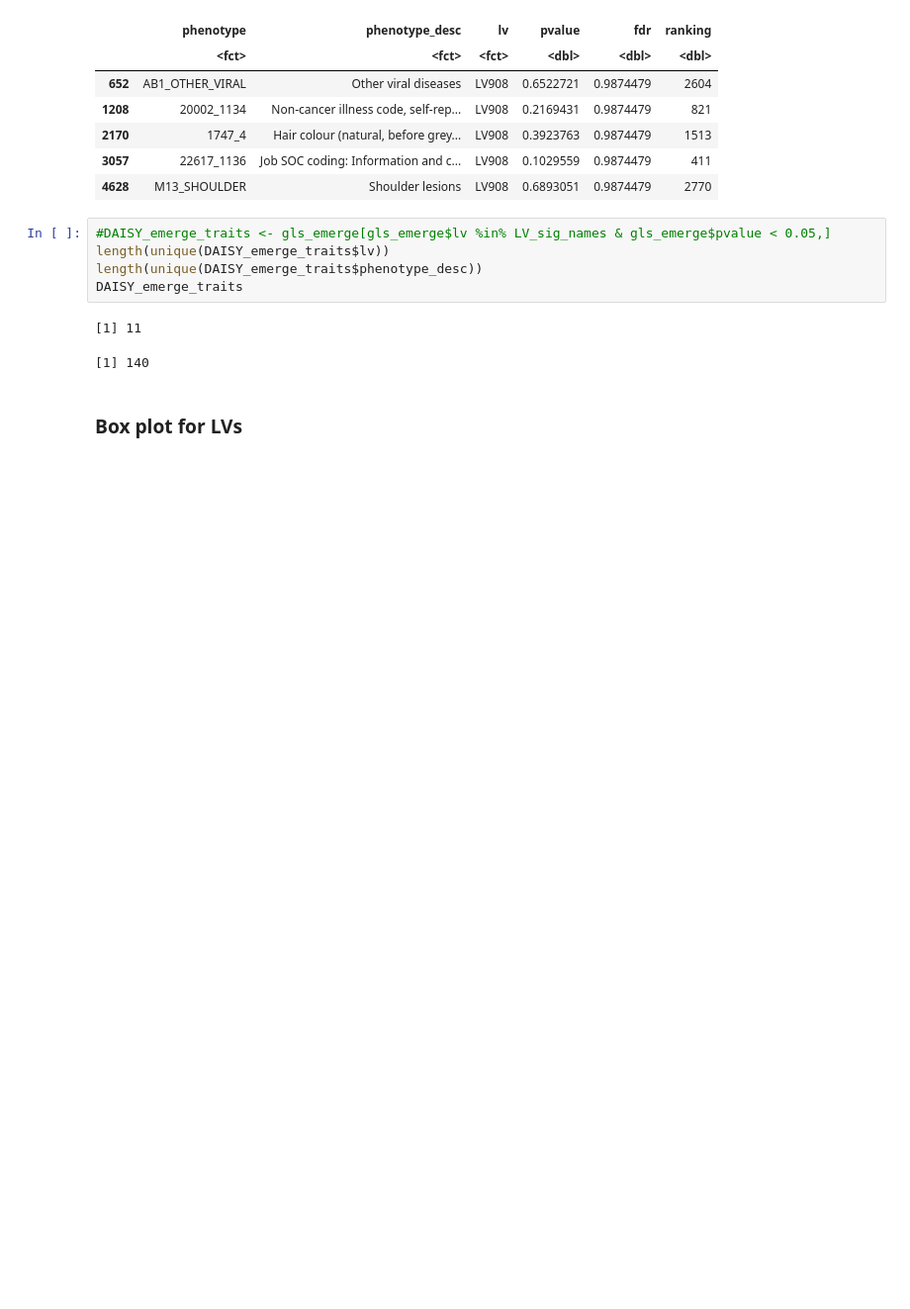
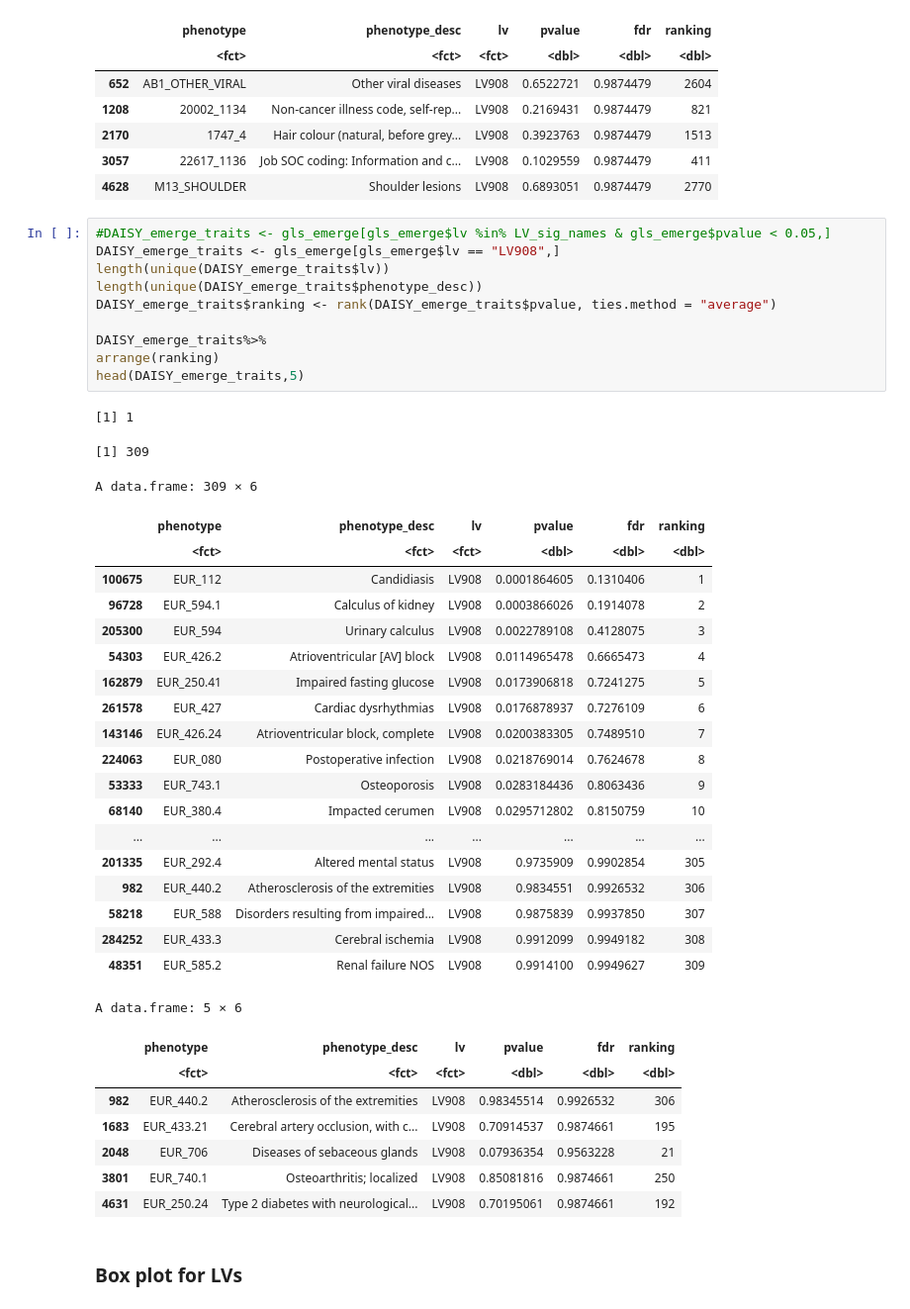
Before and after one commit to haoyu-zc/starter_repo_with_linting, a Jupyter notebook: 3-Prioritizing-DAISY-LVs.ipynb, the cells around one changed output. Shown at 99% size. Drawn from its saved outputs; the diff is of its cells as text; blank space fills up the shorter version.

```diff
--- a/3-Prioritizing-DAISY-LVs.ipynb
+++ b/3-Prioritizing-DAISY-LVs.ipynb
@@ -114,12 +114,44 @@ A data.frame: 5 × 6
 | 4628 | M13_SHOULDER | Shoulder lesions | LV908 | 0.6893051 | 0.9874479 | 2770 |
 # %%
 #DAISY_emerge_traits <- gls_emerge[gls_emerge$lv %in% LV_sig_names & gls_emerge$pvalue < 0.05,]
+DAISY_emerge_traits <- gls_emerge[gls_emerge$lv == "LV908",]
 length(unique(DAISY_emerge_traits$lv))
 length(unique(DAISY_emerge_traits$phenotype_desc))
-DAISY_emerge_traits
+DAISY_emerge_traits$ranking <- rank(DAISY_emerge_traits$pvalue, ties.method = "average")
+
+DAISY_emerge_traits%>%
+arrange(ranking)
+head(DAISY_emerge_traits,5)
 # %% [output]
-[1] 11
+[1] 1
-[1] 140
+[1] 309
+A data.frame: 309 × 6
+|  | phenotype | phenotype_desc | lv | pvalue | fdr | ranking |
+|  | <fct> | <fct> | <fct> | <dbl> | <dbl> | <dbl> |
+| 100675 | EUR_112 | Candidiasis | LV908 | 0.0001864605 | 0.1310406 | 1 |
+| 96728 | EUR_594.1 | Calculus of kidney | LV908 | 0.0003866026 | 0.1914078 | 2 |
+| 205300 | EUR_594 | Urinary calculus | LV908 | 0.0022789108 | 0.4128075 | 3 |
+| 54303 | EUR_426.2 | Atrioventricular [AV] block | LV908 | 0.0114965478 | 0.6665473 | 4 |
+| 162879 | EUR_250.41 | Impaired fasting glucose | LV908 | 0.0173906818 | 0.7241275 | 5 |
+| 261578 | EUR_427 | Cardiac dysrhythmias | LV908 | 0.0176878937 | 0.7276109 | 6 |
+| 143146 | EUR_426.24 | Atrioventricular block, complete | LV908 | 0.0200383305 | 0.7489510 | 7 |
+| 224063 | EUR_080 | Postoperative infection | LV908 | 0.0218769014 | 0.7624678 | 8 |
+| 53333 | EUR_743.1 | Osteoporosis | LV908 | 0.0283184436 | 0.8063436 | 9 |
+| 68140 | EUR_380.4 | Impacted cerumen | LV908 | 0.0295712802 | 0.8150759 | 10 |
+| ... | ... | ... | ... | ... | ... | ... |
+| 201335 | EUR_292.4 | Altered mental status | LV908 | 0.9735909 | 0.9902854 | 305 |
+| 982 | EUR_440.2 | Atherosclerosis of the extremities | LV908 | 0.9834551 | 0.9926532 | 306 |
+| 58218 | EUR_588 | Disorders resulting from impaired... | LV908 | 0.9875839 | 0.9937850 | 307 |
+| 284252 | EUR_433.3 | Cerebral ischemia | LV908 | 0.9912099 | 0.9949182 | 308 |
+| 48351 | EUR_585.2 | Renal failure NOS | LV908 | 0.9914100 | 0.9949627 | 309 |
+A data.frame: 5 × 6
+|  | phenotype | phenotype_desc | lv | pvalue | fdr | ranking |
+|  | <fct> | <fct> | <fct> | <dbl> | <dbl> | <dbl> |
+| 982 | EUR_440.2 | Atherosclerosis of the extremities | LV908 | 0.98345514 | 0.9926532 | 306 |
+| 1683 | EUR_433.21 | Cerebral artery occlusion, with c... | LV908 | 0.70914537 | 0.9874661 | 195 |
+| 2048 | EUR_706 | Diseases of sebaceous glands | LV908 | 0.07936354 | 0.9563228 | 21 |
+| 3801 | EUR_740.1 | Osteoarthritis; localized | LV908 | 0.85081816 | 0.9874661 | 250 |
+| 4631 | EUR_250.24 | Type 2 diabetes with neurological... | LV908 | 0.70195061 | 0.9874661 | 192 |
 # %% [markdown]
 ### Box plot for LVs
 # %%
```
Also changed, not shown: 5 other files.
